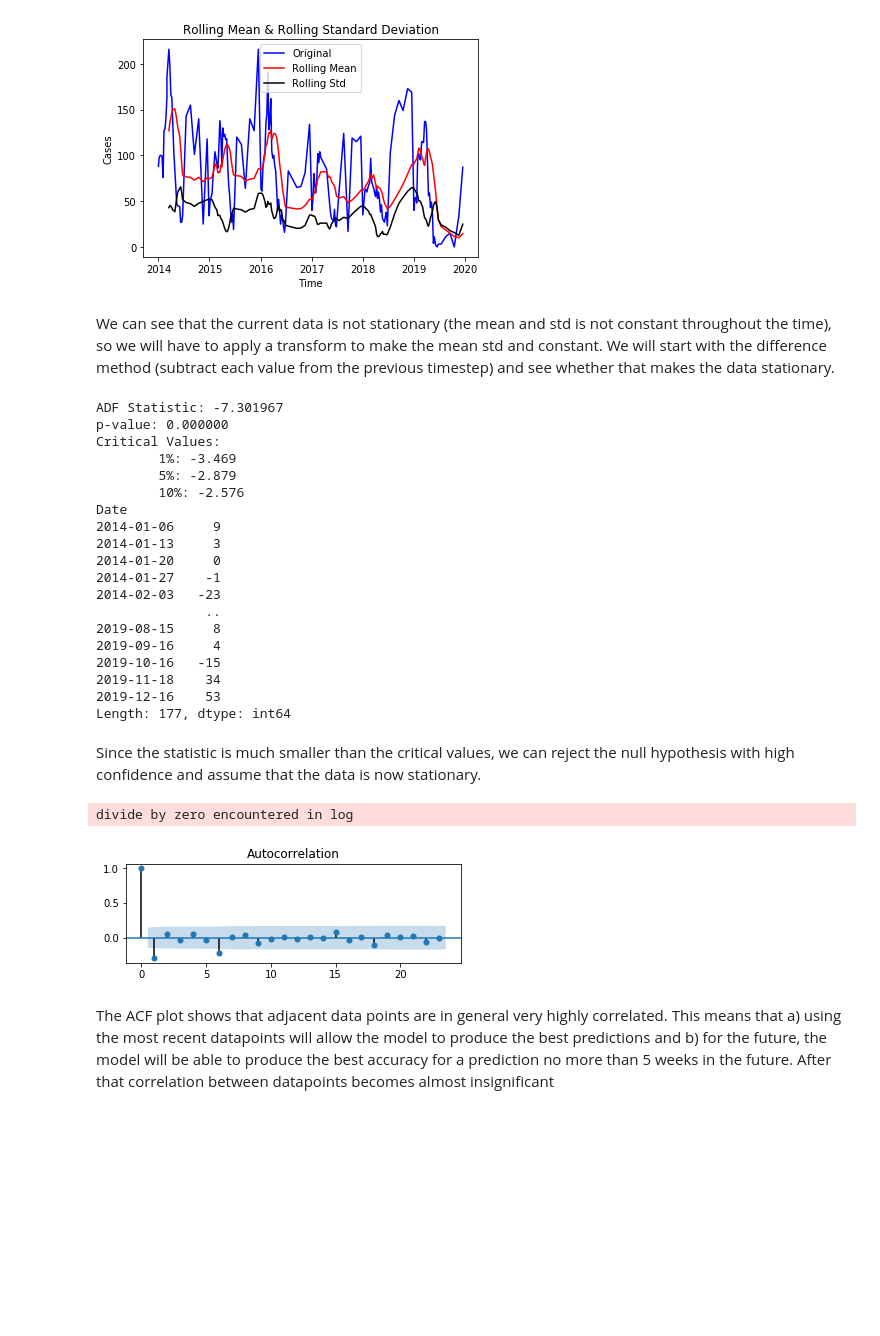
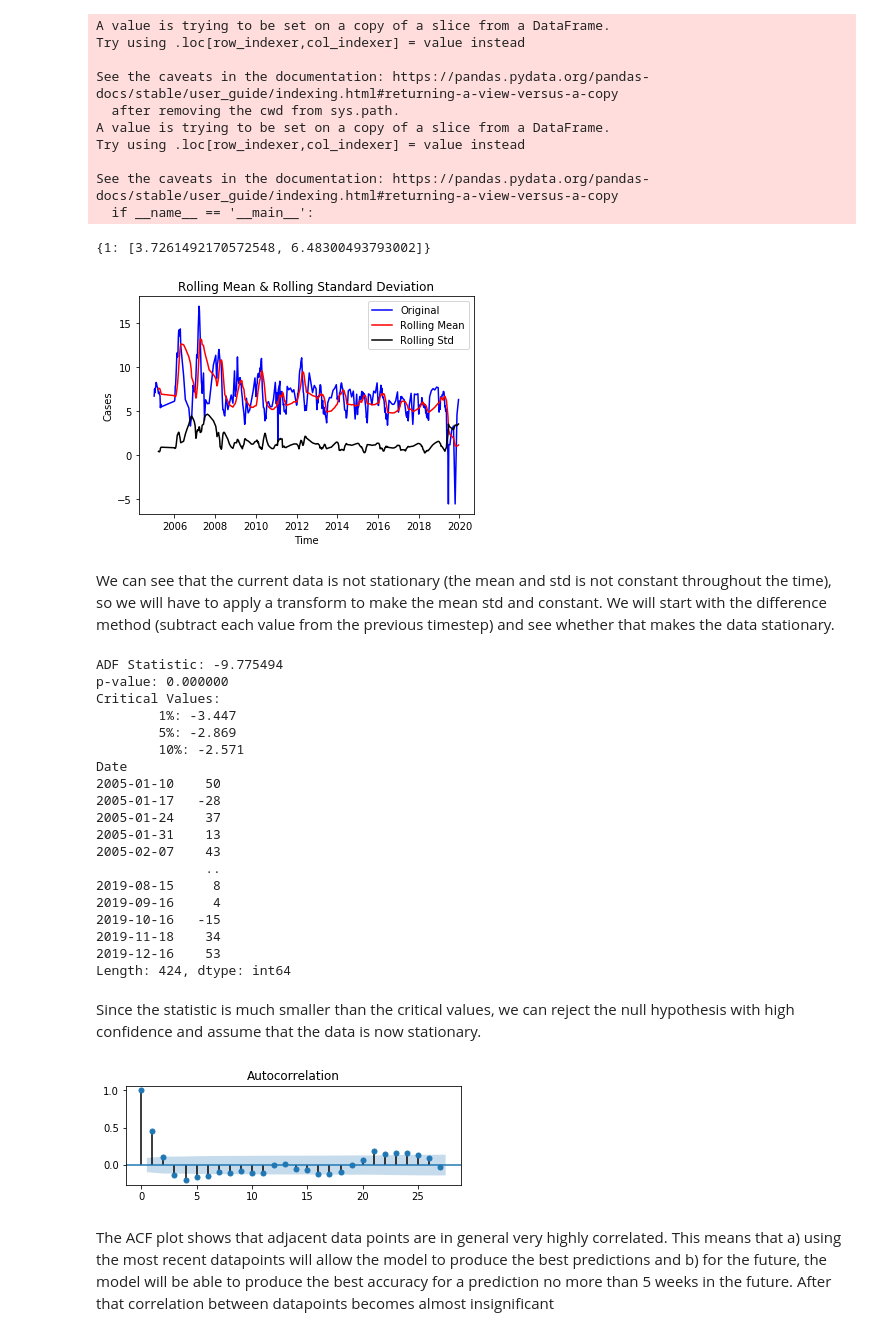
Before and after one commit to amirgamil/Meningitis-Analysis, a Jupyter notebook: Code/Autoregressive Models.ipynb, the cells around one changed output. Cells and saved outputs as stored; diff of their text form; code cells hidden in the pictures; blank space fills up the shorter version.

```diff
--- a/Code/Autoregressive Models.ipynb
+++ b/Code/Autoregressive Models.ipynb
@@ -80,22 +78,44 @@ burkina_thresholds = thresholds_weekly_data[1]
 # %%
 #Start by looking at Burkina Faso
 burkina_faso = data.loc[data["Country"] == 1]
+#Data must be positive for a box-cox transformation, so add a small step to all datapoints
+burkina_faso["Cases"] += 1e-5
+
+#transform the input data using a Box-Cox transformation
+cases_values = burkina_faso["Cases"].values
+cases_values, _ = stats.boxcox(cases_values)
+burkina_faso["Cases"] = cases_values
+_, burkina_thresholds = time_series_to_dict(burkina_faso, thresholds_needed=True)
+
+print(burkina_thresholds)
+
 burkina_states = burkina_faso["State"]
 burkina_states = burkina_states.reset_index(drop=True)
 burkina_faso = burkina_faso.drop(columns=["Country", "Deaths", "Summary", "State", "Bordering Countries"])
 burkina_faso = burkina_faso.set_index("Date")
 plt.ylabel("Cases")
 plt.xlabel("Time")
 plt.plot(burkina_faso, color = 'blue', label = 'Original')
 rolling_mean = burkina_faso.rolling(window=12).mean()
 rolling_std = burkina_faso.rolling(window=12).std()
 plt.plot(rolling_mean, color = 'red', label = 'Rolling Mean')
 plt.plot(rolling_std, color = 'black', label = 'Rolling Std')
 plt.legend(loc = 'best')
 plt.title('Rolling Mean & Rolling Standard Deviation')
 plt.show()
 # %% [output]
+A value is trying to be set on a copy of a slice from a DataFrame.
+Try using .loc[row_indexer,col_indexer] = value instead
+
+See the caveats in the documentation: https://pandas.pydata.org/pandas-docs/stable/user_guide/indexing.html#returning-a-view-versus-a-copy
+  after removing the cwd from sys.path.
+A value is trying to be set on a copy of a slice from a DataFrame.
+Try using .loc[row_indexer,col_indexer] = value instead
+
+See the caveats in the documentation: https://pandas.pydata.org/pandas-docs/stable/user_guide/indexing.html#returning-a-view-versus-a-copy
+  if __name__ == '__main__':
+{1: [3.7261492170572548, 6.48300493793002]}
-[figure, old version]
+[figure, new version]
 # %% [markdown]
 We can see that the current data is not stationary (the mean and std is not constant throughout the time), so we will have to apply a transform to make the mean std and constant. We will start with the difference method (subtract each value from the previous timestep) and see whether that makes the data stationary.
 # %%
@@ -119,25 +139,25 @@ for key, value in result[4].items():
 
 print(stationary_data)
 # %% [output]
-ADF Statistic: -7.301967
+ADF Statistic: -9.775494
 p-value: 0.000000
 Critical Values:
-        1%: -3.469
-        5%: -2.879
-        10%: -2.576
+        1%: -3.447
+        5%: -2.869
+        10%: -2.571
 Date
-2014-01-06     9
-2014-01-13     3
-2014-01-20     0
-2014-01-27    -1
-2014-02-03   -23
+2005-01-10    50
+2005-01-17   -28
+2005-01-24    37
+2005-01-31    13
+2005-02-07    43
               ..
 2019-08-15     8
 2019-09-16     4
 2019-10-16   -15
 2019-11-18    34
 2019-12-16    53
-Length: 177, dtype: int64
+Length: 424, dtype: int64
 # %% [markdown]
 Since the statistic is much smaller than the critical values, we can reject the null hypothesis with high confidence and assume that the data is now stationary.
 # %%
@@ -149,8 +169,7 @@ plt.subplot(211)
 plot_acf(stationary_data, ax=plt.gca())
 plt.show()
 # %% [output]
-divide by zero encountered in log
-[figure, old version]
+[figure, new version]
 # %% [markdown]
 The ACF plot shows that adjacent data points are in general very highly correlated. This means that a) using the most recent datapoints will allow the model to produce the best predictions and b) for the future, the model will be able to produce the best accuracy for a prediction no more than 5 weeks in the future. After that correlation between datapoints becomes almost insignificant
 # %%
```
Also changed, not shown: parts of 23 cells of this notebook, 3 other files.
